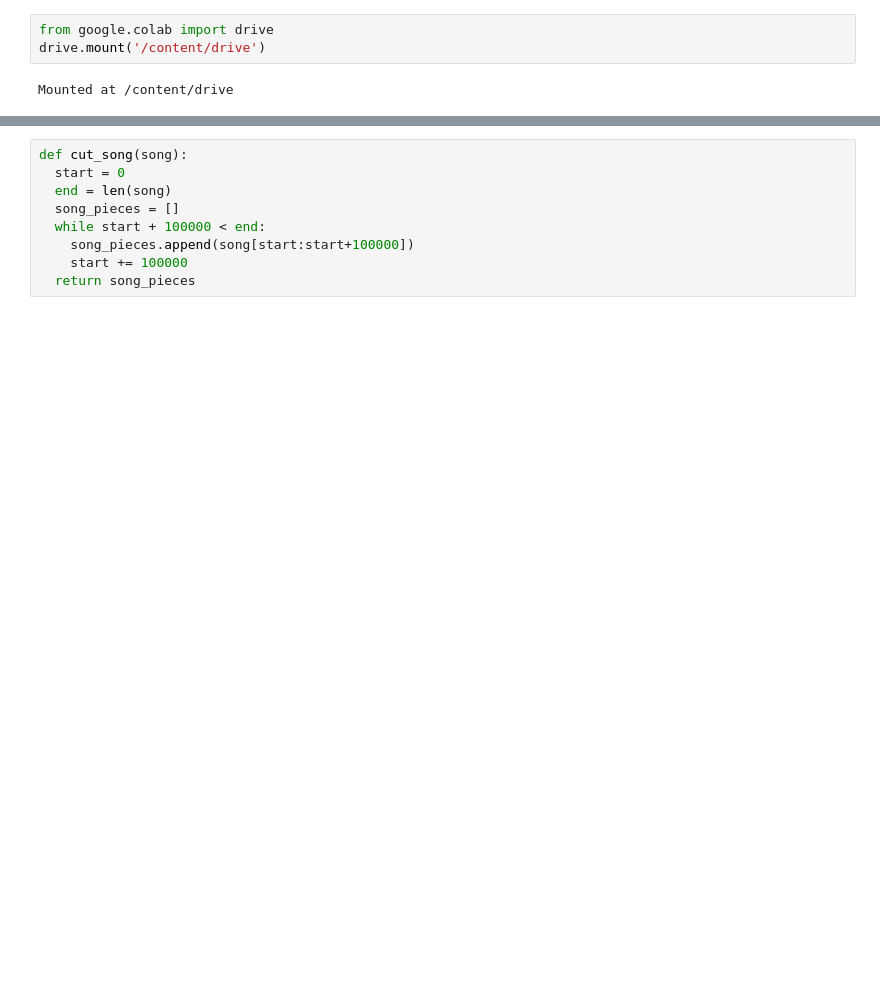
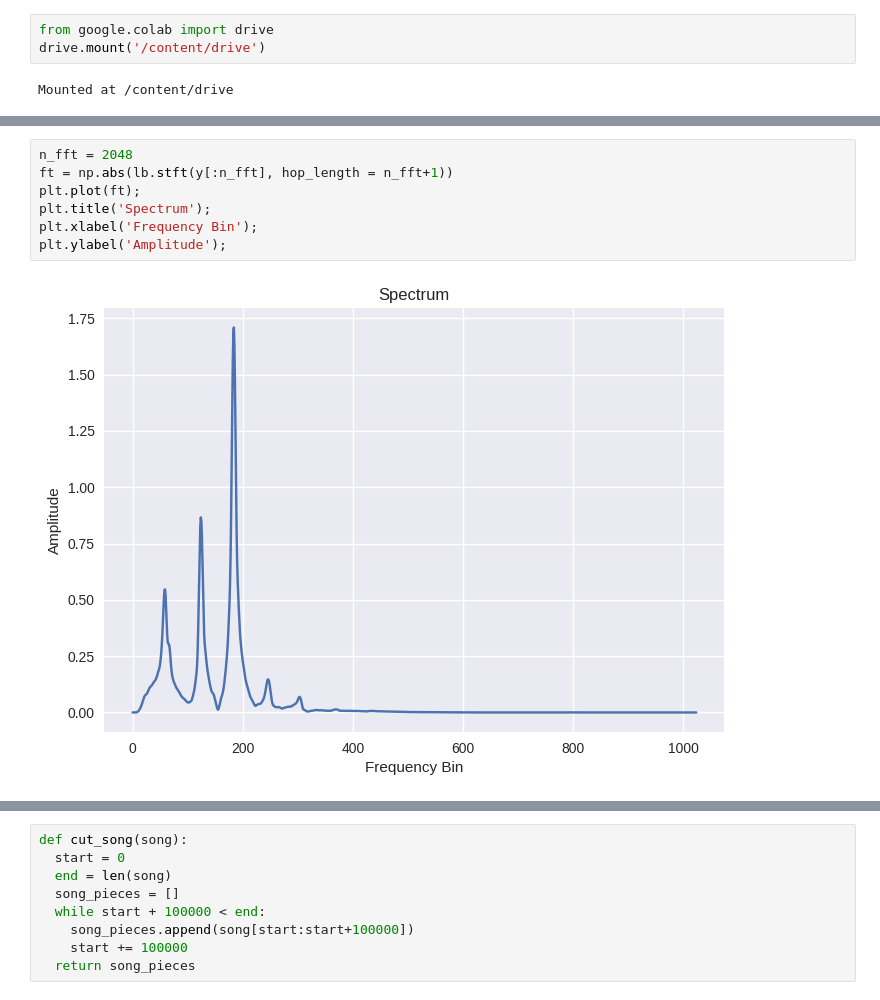
Before and after one commit to namita0210/music-genre-classification, a Jupyter notebook: Music_Genre_CLassification.ipynb, the cells around one changed output, grey strips where cells are left out. Drawn from its saved outputs; the diff is of its cells as text; blank space fills up the shorter version.

```diff
--- a/Music_Genre_CLassification.ipynb
+++ b/Music_Genre_CLassification.ipynb
@@ -12,0 +38,9 @@ music = '/content/drive/MyDrive/music'
+# %%
+n_fft = 2048
+ft = np.abs(lb.stft(y[:n_fft], hop_length = n_fft+1))
+plt.plot(ft);
+plt.title('Spectrum');
+plt.xlabel('Frequency Bin');
+plt.ylabel('Amplitude');
+# %% [output]
+[figure, added]
```
Also changed, not shown: parts of 18 cells of this notebook.
